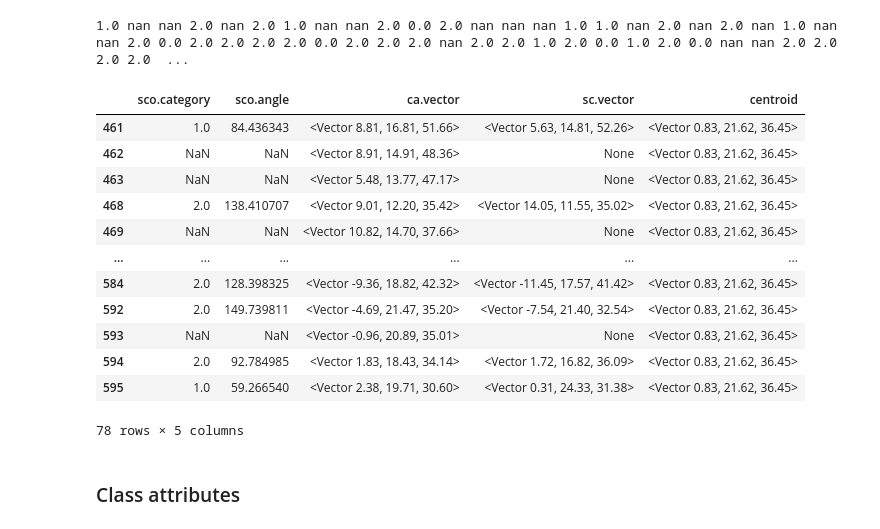
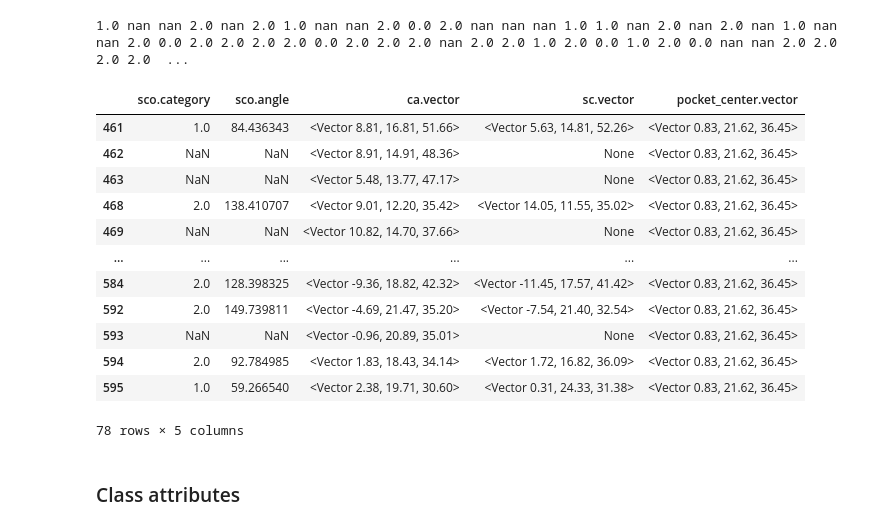
Before and after one commit to volkamerlab/kissim, a Jupyter notebook: docs/tutorials/features.ipynb, the cells around one changed output. Saved outputs shown, nothing was run; the diff lists cells and outputs as text; code cells hidden in the pictures.

```diff
--- a/docs/tutorials/features.ipynb
+++ b/docs/tutorials/features.ipynb
@@ -35,5 +34,5 @@ from kissim.encoding.features.sco import SideChainOrientationFeature
 # %%
-sco = SideChainOrientationFeature.from_pocket(pocket_bp)
+feature_sco = SideChainOrientationFeature.from_pocket(pocket_bp)
 # %% [markdown]
 ### Class properties
 # %%
@@ -41,9 +40,9 @@ print(*sco.values)
 # %% [output]
 1.0 nan nan 2.0 nan 2.0 1.0 nan nan 2.0 0.0 2.0 nan nan nan 1.0 1.0 nan 2.0 nan 2.0 nan 1.0 nan nan 2.0 0.0 2.0 2.0 2.0 2.0 0.0 2.0 2.0 2.0 nan 2.0 2.0 1.0 2.0 0.0 1.0 2.0 0.0 nan nan 2.0 2.0 2.0 2.0  ...
 # %%
-sco.details
+feature_sco.details
 # %% [output]
-|  | sco.category | sco.angle | ca.vector | sc.vector | centroid |
+|  | sco.category | sco.angle | ca.vector | sc.vector | pocket_center.vector |
 | 461 | 1.0 | 84.436343 | <Vector 8.81, 16.81, 51.66> | <Vector 5.63, 14.81, 52.26> | <Vector 0.83, 21.62, 36.45> |
 | 462 | NaN | NaN | <Vector 8.91, 14.91, 48.36> | None | <Vector 0.83, 21.62, 36.45> |
 | 463 | NaN | NaN | <Vector 5.48, 13.77, 47.17> | None | <Vector 0.83, 21.62, 36.45> |
```
Also changed, not shown: parts of 41 cells of this notebook.
